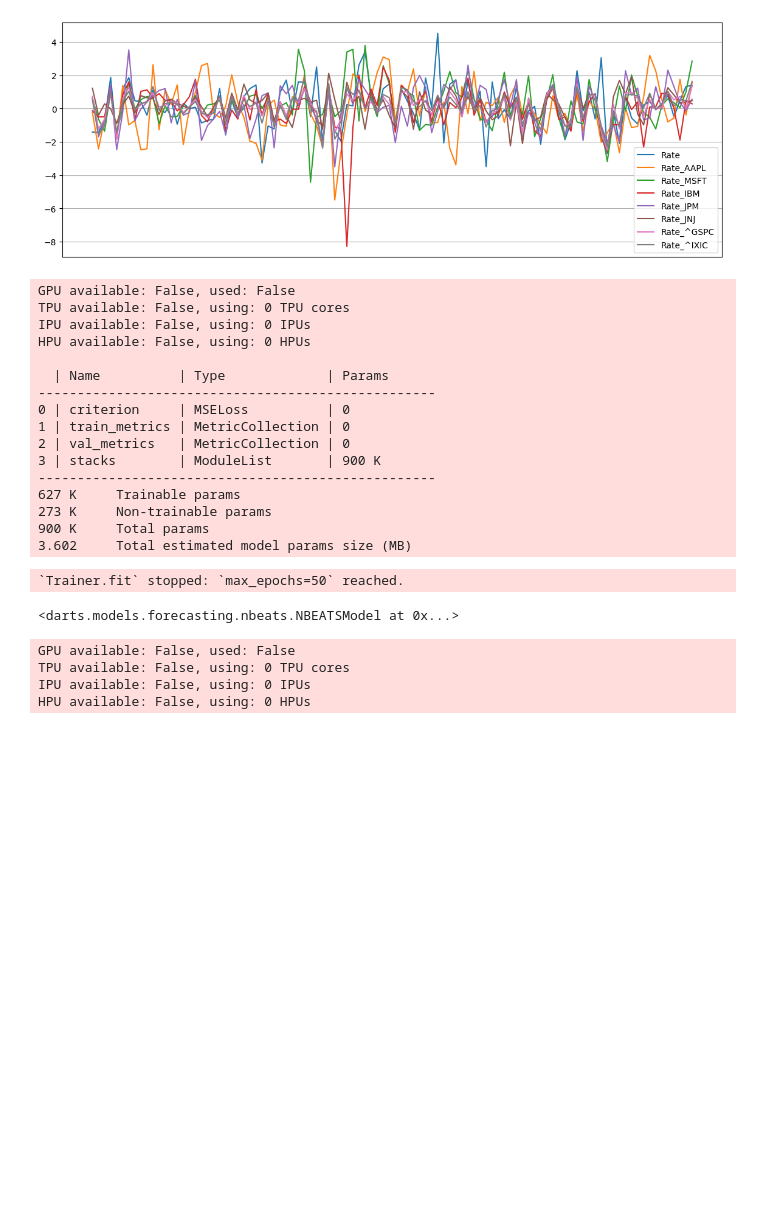
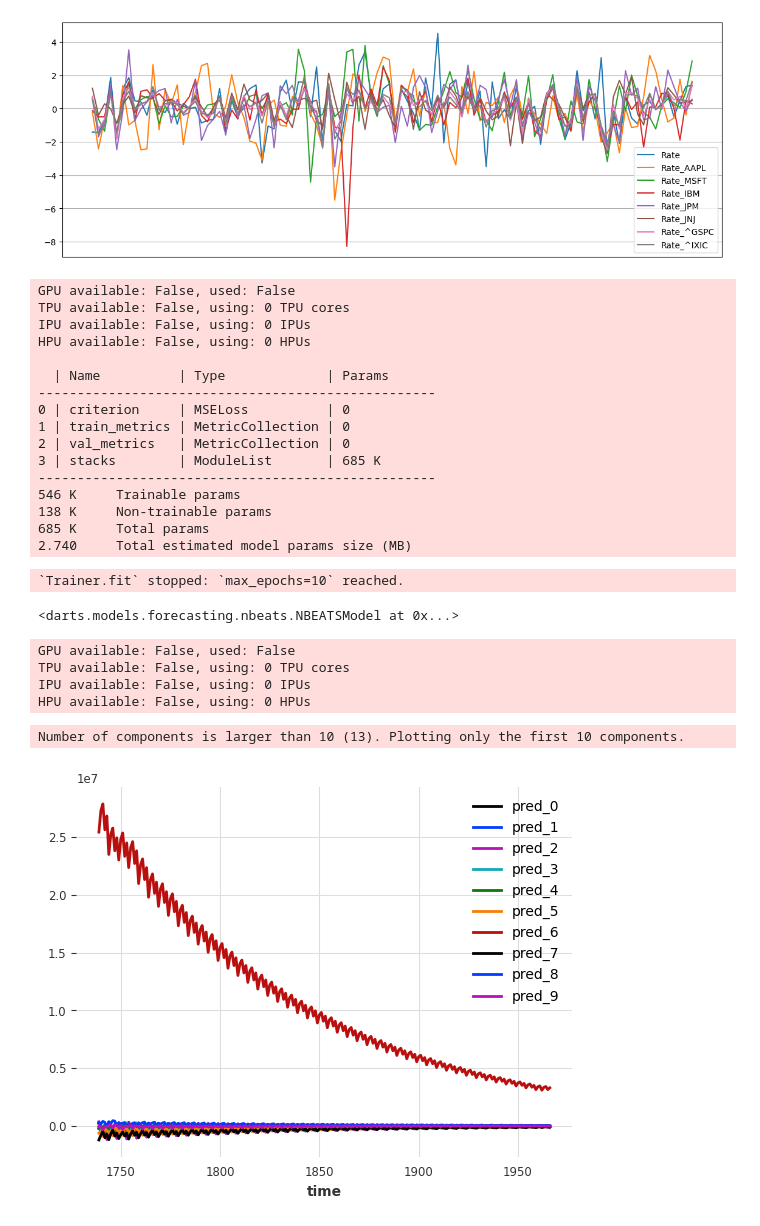
Before and after one commit to ozingmw/RL_finance, a Jupyter notebook: darts.ipynb, the cells around one changed output. Saved outputs shown, nothing was run; the diff lists cells and outputs as text; code cells hidden in the pictures; blank space fills up the shorter version.

Commit message:
cant use darts

```diff
--- a/darts.ipynb
+++ b/darts.ipynb
@@ -101,6 +101,8 @@ def make_X_y(data):
         X.append(data[i-backcast_length:i])
         y.append(data[target_column][i:i+forecast_length])
     X, y = np.array(X, dtype=np.float32), np.array(y, dtype=np.float32)
+    X = np.reshape(X, (-1, len(df_symbol_history.columns), backcast_length))
+    X, y = darts.TimeSeries.from_values(X), darts.TimeSeries.from_values(y)
     return X, y
 
 def split_train_val_test(data, percent):
@@ -114,15 +116,13 @@ def split_train_val_test(data, percent):
 
 X_train, y_train, X_val, y_val, X_test, y_test = split_train_val_test(df_symbol_history, (0.7, 0.9))
 
-X_train = darts.TimeSeries.from_values(X_train)
-
 model = NBEATSModel(
     input_chunk_length=backcast_length,
     output_chunk_length=forecast_length,
     generic_architecture=False,
 )
 # %%
-model.fit(X_train, epochs=50, verbose=1)
+model.fit(X_train, epochs=10)
 # %% [output]
 GPU available: False, used: False
 TPU available: False, using: 0 TPU cores
@@ -134,18 +134,21 @@ HPU available: False, using: 0 HPUs
 0 | criterion     | MSELoss          | 0
 1 | train_metrics | MetricCollection | 0
 2 | val_metrics   | MetricCollection | 0
-3 | stacks        | ModuleList       | 900 K
+3 | stacks        | ModuleList       | 685 K
 ---------------------------------------------------
-627 K     Trainable params
-273 K     Non-trainable params
-900 K     Total params
-3.602     Total estimated model params size (MB)
+546 K     Trainable params
+138 K     Non-trainable params
+685 K     Total params
+2.740     Total estimated model params size (MB)
-`Trainer.fit` stopped: `max_epochs=50` reached.
+`Trainer.fit` stopped: `max_epochs=10` reached.
 <darts.models.forecasting.nbeats.NBEATSModel at 0x...>
 # %%
-tmp = model.predict(len(X_test))
+pred = model.predict(len(X_test))
+pred.plot(label='pred')
 # %% [output]
 GPU available: False, used: False
 TPU available: False, using: 0 TPU cores
 IPU available: False, using: 0 IPUs
 HPU available: False, using: 0 HPUs
+Number of components is larger than 10 (13). Plotting only the first 10 components.
+[figure, added]
```
Also changed, not shown: parts of 1 cell of this notebook.
